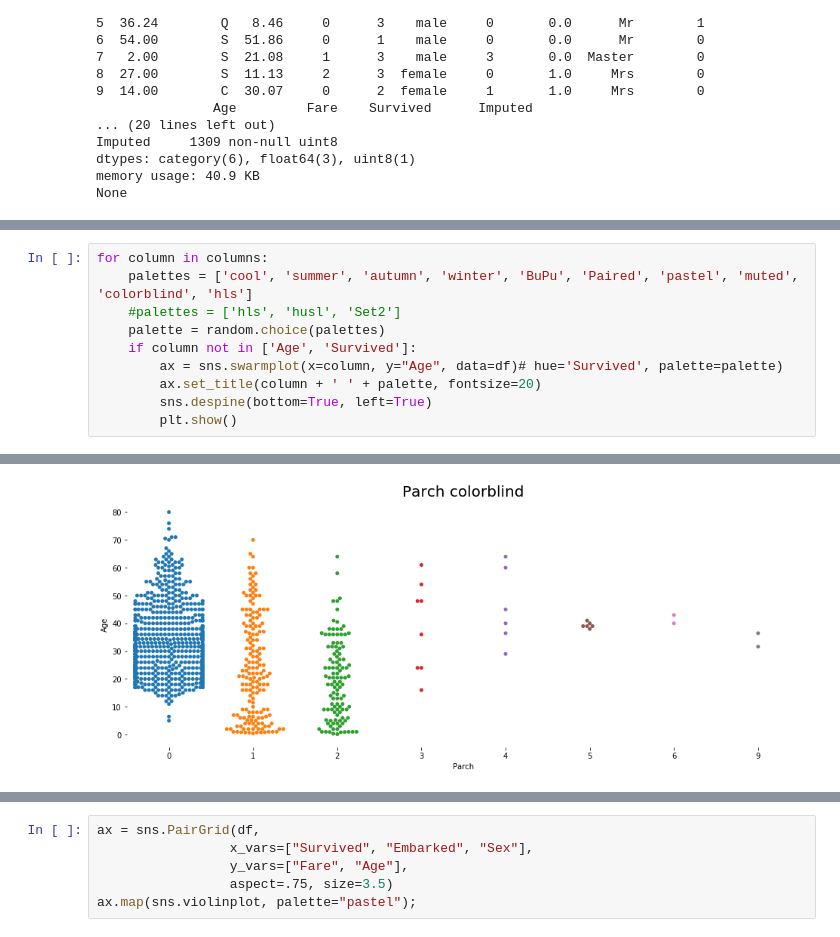
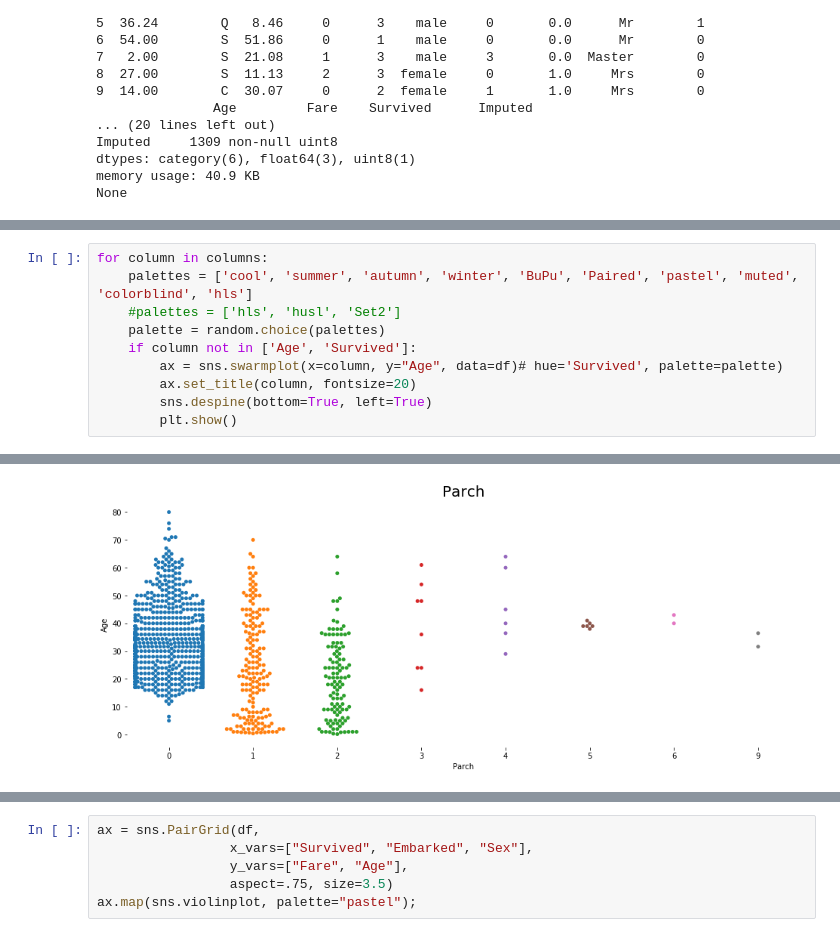
Before and after one commit to M-e-r-c-u-r-y/Machine-Learning, a Jupyter notebook: Titanic Kaggle Visualization.ipynb, the cells around one changed output, grey strips where cells are left out. Saved outputs shown, nothing was run; the diff lists cells and outputs as text.

```diff
--- a/Titanic Kaggle Visualization.ipynb
+++ b/Titanic Kaggle Visualization.ipynb
@@ -171,7 +171,7 @@ for column in columns:
     palette = random.choice(palettes)
     if column not in ['Age', 'Survived']:
         ax = sns.swarmplot(x=column, y="Age", data=df)# hue='Survived', palette=palette)
-        ax.set_title(column + ' ' + palette, fontsize=20)
+        ax.set_title(column, fontsize=20)
         sns.despine(bottom=True, left=True)
         plt.show()
 # %% [output]
@@ -180 +180 @@ for column in columns:
-[figure, old version]
+[figure, new version]
```
Also changed, not shown: parts of 8 cells of this notebook.
